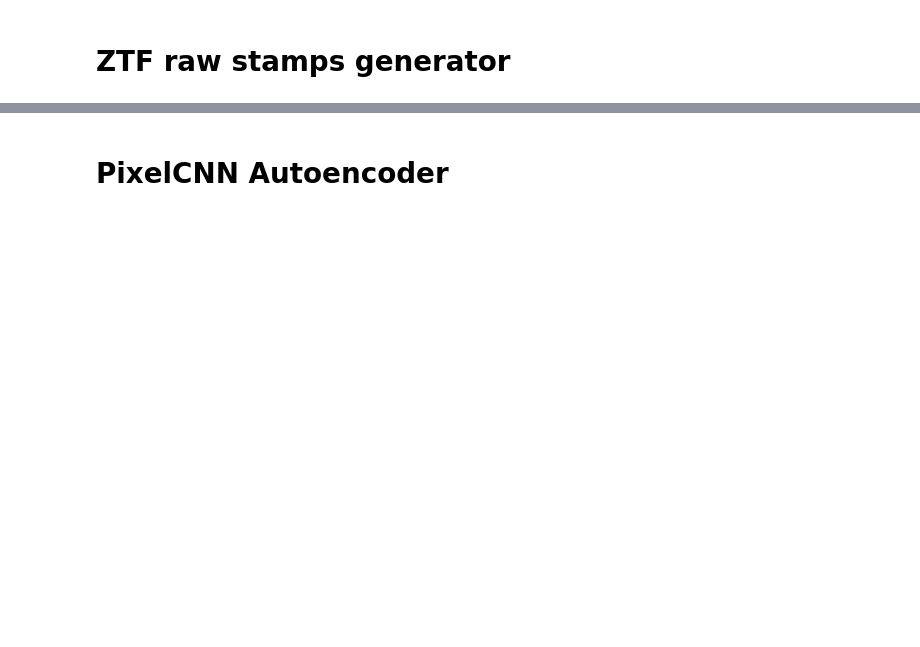
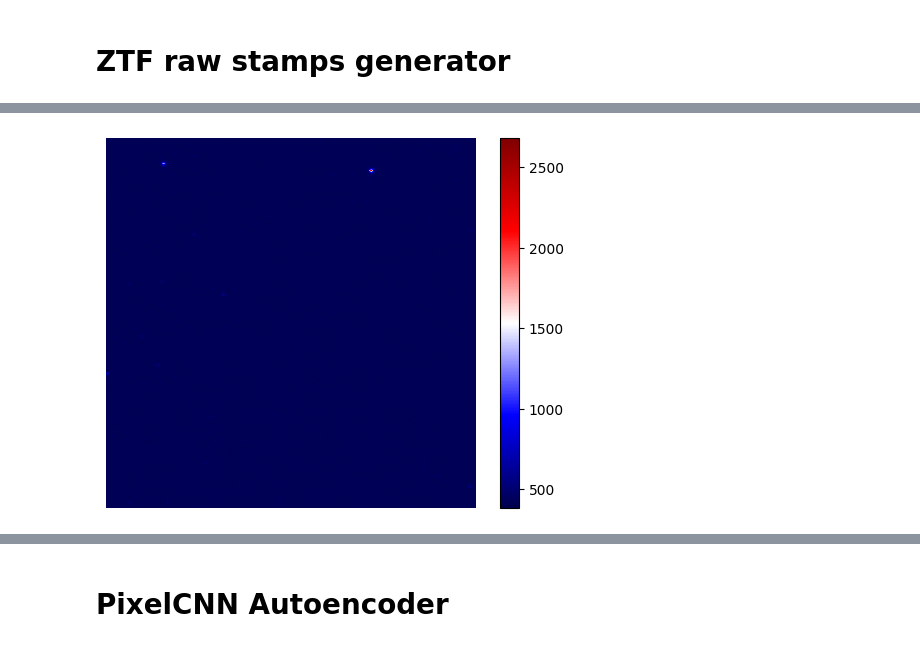
Before and after one commit to Cuzime/ASTRON-128, a Jupyter notebook: ZTF_PixelCNN.ipynb, the cells around one changed output, grey strips where cells are left out. Drawn from its saved outputs; the diff is of its cells as text; code cells hidden in the pictures; blank space fills up the shorter version.

```diff
--- a/ZTF_PixelCNN.ipynb
+++ b/ZTF_PixelCNN.ipynb
@@ -127,0 +204,88 @@ def get_stamps(image):
+# %%
+from astropy.visualization import SqrtStretch, AsinhStretch, ZScaleInterval
+from astropy.visualization.mpl_normalize import ImageNormalize
+from astropy.io import fits
+from astropy.stats import SigmaClip
+from photutils.background import Background2D, MedianBackground
+from astropy.stats import sigma_clipped_stats, SigmaClip
+from photutils.segmentation import detect_threshold, detect_sources
+from photutils.utils import circular_footprint
+
+def rescale_astronomical_image(image, bkg_sigma=3.0,
+                               window=(50,50),
+                               filter_size=(3,3),
+                               maxiters=10,
+                               npixels=10,
+                               radius=3):
+    """Rescale an image based on the noise
+       See https://photutils.readthedocs.io/en/stable/background.html#sigma-clipping-sources
+    """
+
+    # First, estimate the background image
+    sigma_clip = SigmaClip(sigma=bkg_sigma)
+    bkg_estimator = MedianBackground()
+    bkg = Background2D(image, window, filter_size=filter_size,
+                   sigma_clip=sigma_clip, bkg_estimator=bkg_estimator)
+
+    # subtract off the background
+    new_im = image - bkg.background
+
+    # mask sources and get the stats
+    sigma_clip = SigmaClip(sigma=bkg_sigma, maxiters=maxiters)
+    threshold = detect_threshold(new_im, nsigma=bkg_sigma-2, sigma_clip=sigma_clip)
+    segment_img = detect_sources(new_im, threshold, npixels=npixels)
+    footprint = circular_footprint(radius=radius)
+    mask = segment_img.make_source_mask(footprint=footprint)
+    _, median, std = sigma_clipped_stats(new_im, sigma=bkg_sigma, mask=mask)
+
+    # Rescale
+    new_im -= median
+    new_im /= std
+
+    return new_im, mask, median, std
+
+# random image
+idx = np.random.randint(0, len(test_path_list))
+file_path = test_path_list[idx]
+mask_path = '/content/ZTFrawstampsmask2/' + file_path[22:-4] + '_mask.npy'
+
+#index = 12
+#quad = 1
+
+
+
+for i in range(1):
+
+    # random image
+    idx = np.random.randint(0, len(test_path_list))
+    file_path = test_path_list[idx]
+    mask_path = '/content/ZTFrawstampsmask2/' + file_path[22:-4] + '_mask.npy'
+
+    image = np.load(file_path)
+    mask = np.load(mask_path)
+
+    visual_stamp = image
+    #plt.figure(figsize = (7,7))
+    #plt.title('original stamp')
+    #plt.imshow(visual_stamp.reshape(stamps.shape[1], stamps.shape[2]), cmap = 'gray')
+    #plt.colorbar()
+    plt.figure()
+    plt.imshow(visual_stamp.reshape(image.shape[0], image.shape[1]), cmap = 'seismic')
+    plt.colorbar()
+    plt.axis('off')
+
+    # rescale and mask
+    im, mask, median, std  = rescale_astronomical_image(image.reshape(image.shape[0], image.shape[1]))
+    visual_im = im
+
+    #plt.figure(figsize = (7,7))
+    #plt.title('scaled stamp and masked')
+    #plt.imshow(visual_im_masked.reshape(stamps.shape[1], stamps.shape[2]), cmap = 'gray')
+    #plt.colorbar()
+
+    plt.figure()
+    plt.imshow(visual_im.reshape(image.shape[0], image.shape[1]), cmap = 'seismic')
+    plt.axis('off')
+    plt.colorbar()
+# %% [output]
+[figure, added]
```
Also changed, not shown: parts of 21 cells of this notebook.
